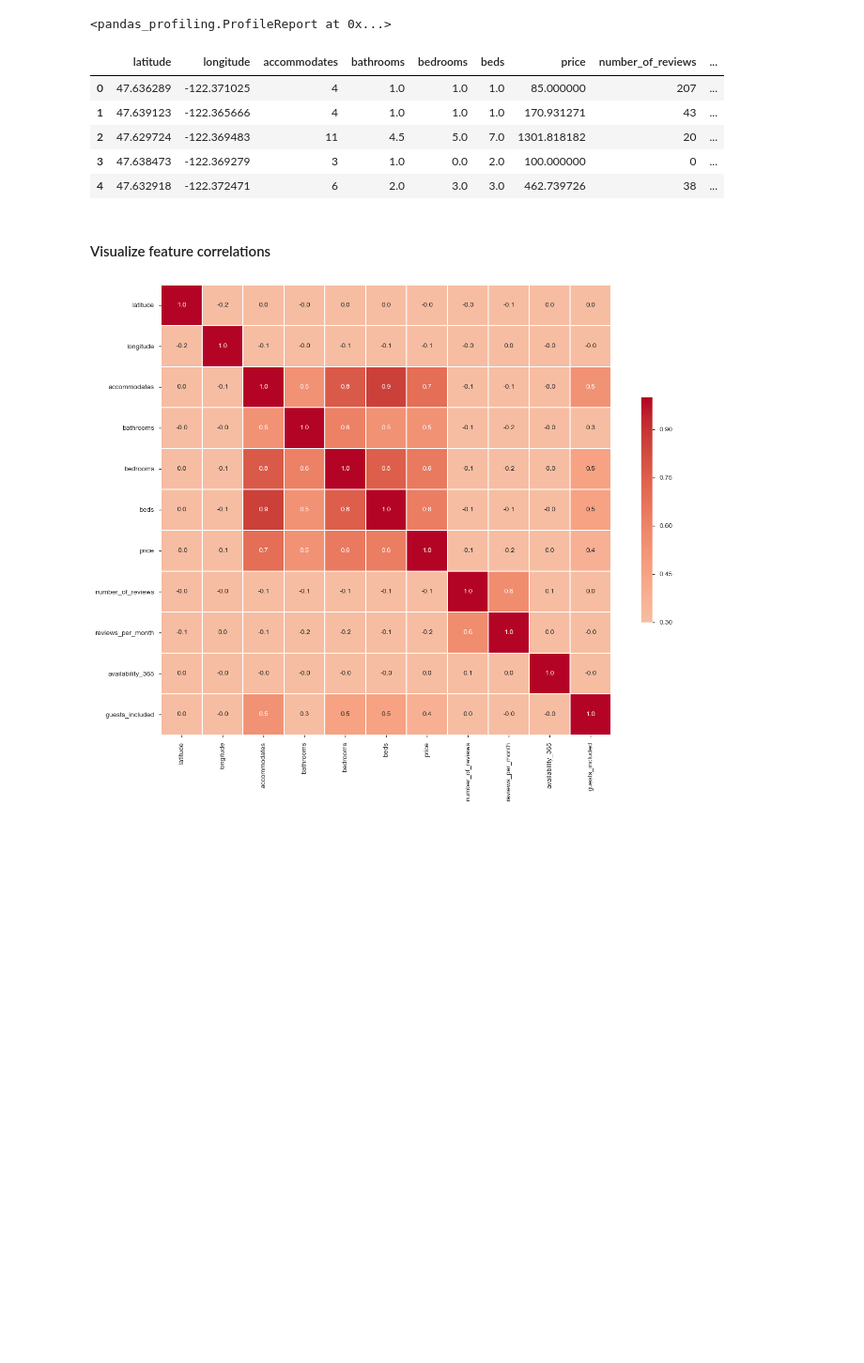
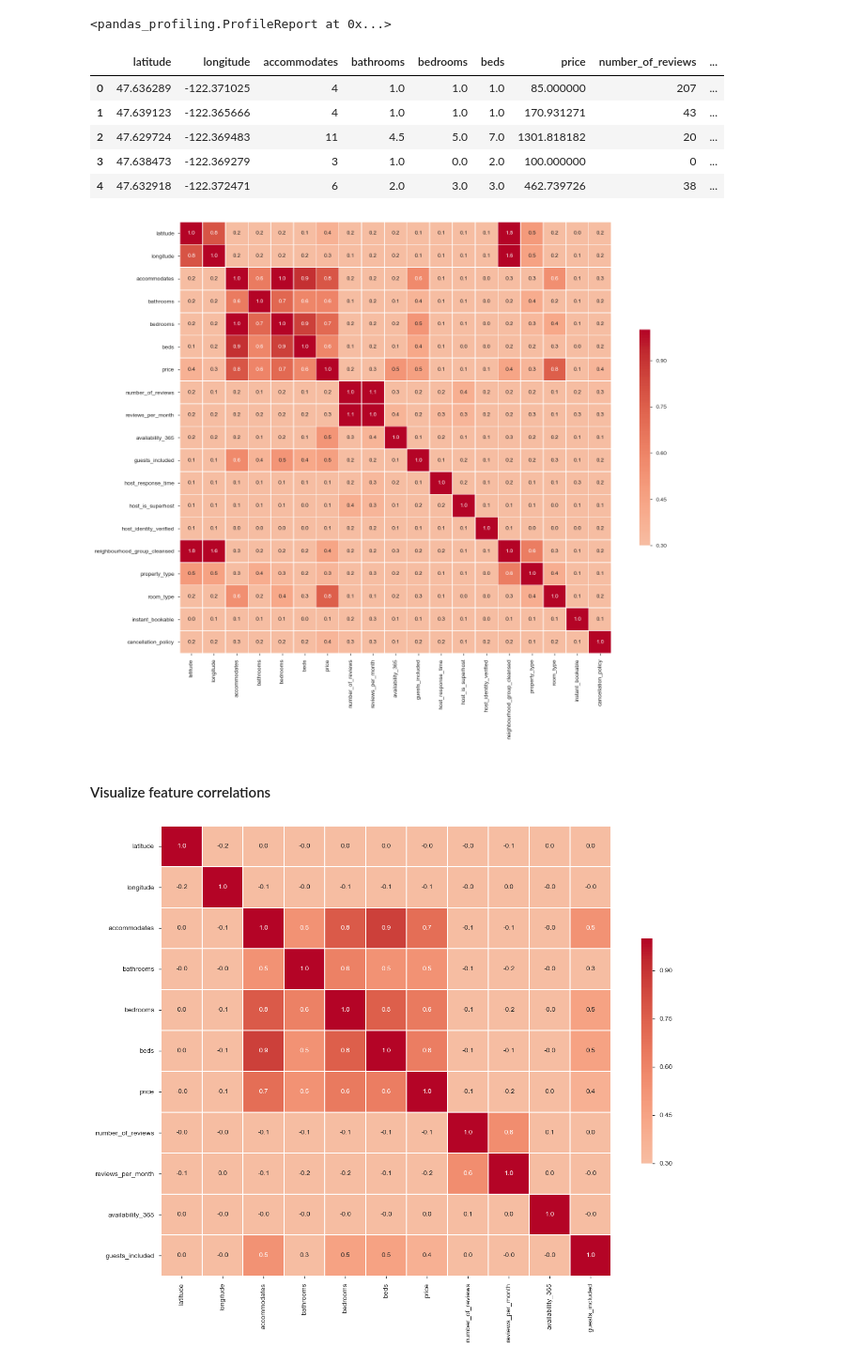
Before and after one commit to sameedakber-ai/Airbnb-Pricing-Strategy-Model, a Jupyter notebook: listing price.ipynb, the cells around one changed output. Shown at 94% size. Cells and saved outputs as stored; diff of their text form; code cells hidden in the pictures; blank space fills up the shorter version.

```diff
--- a/listing price.ipynb
+++ b/listing price.ipynb
@@ -134,6 +142,41 @@ listings.head()
 | 2 | 47.629724 | -122.369483 | 11 | 4.5 | 5.0 | 7.0 | 1301.818182 | 20 | ... |
 | 3 | 47.638473 | -122.369279 | 3 | 1.0 | 0.0 | 2.0 | 100.000000 | 0 | ... |
 | 4 | 47.632918 | -122.372471 | 6 | 2.0 | 3.0 | 3.0 | 462.739726 | 38 | ... |
+# %%
+#copy listings for analysis
+df = listings.copy()
+
+all_cols = num_cols+cat_cols
+
+#numeric to object conversion
+for col in num_cols:
+    df[col] = pd.qcut(df[col], 10, duplicates='drop')
+    df[col] = df[col].astype(str).values
+
+#object to category conversion for faster
+for col in cat_cols:
+    df[col] = df[col].astype('category')
+
+phi_scores_all = np.empty((19,19))
+for i in range(len(all_cols)):
+    for j in range(len(all_cols)):
+        if i==j:
+            phi_scores_all[i,j]=1.0
+        else:
+            conf_matrix = pd.crosstab(df[all_cols[i]], df[all_cols[j]])
+            phi_scores_all[i,j] = get_phi_score(conf_matrix)
+
+corr = pd.DataFrame(phi_scores_all, columns=all_cols, index=all_cols)
+# %%
+g = sns.heatmap(corr, vmin=0.3, vmax=1.0, center=0,
+                square=True, linewidths=.5, cbar_kws={"shrink": .5}, annot=True, fmt='.1f', cmap='coolwarm')
+sns.despine()
+
+g.figure.set_size_inches(18,14)
+
+plt.show()
+# %% [output]
+[figure, added]
 # %% [markdown]
 #### Visualize feature correlations
 # %%
```
Also changed, not shown: parts of 8 cells of this notebook, 1 other file.
